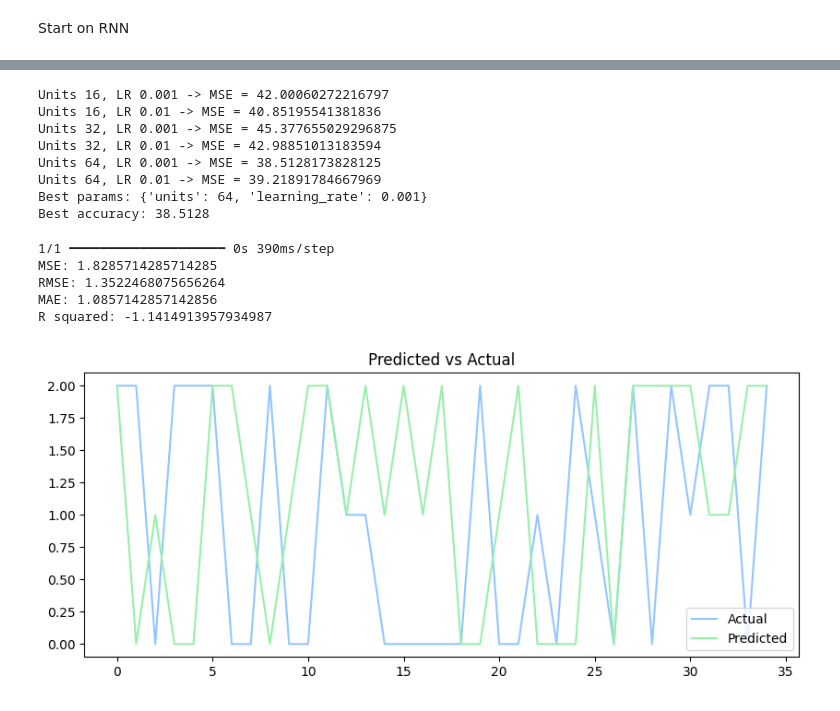
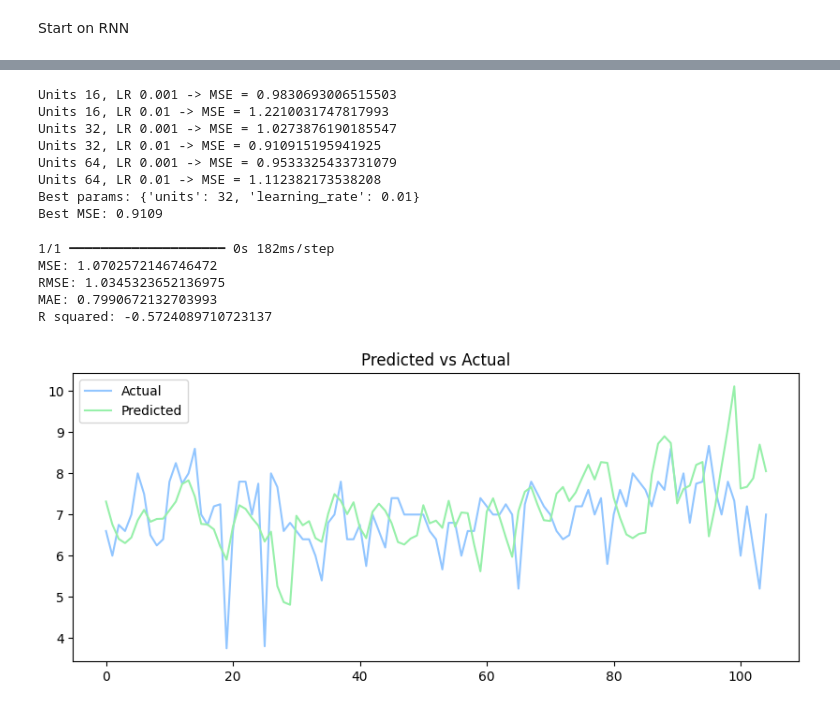
Before and after one commit to realysi/Data-Mining-Techniques-2026, a Jupyter notebook: Task4_RNN.ipynb, the cells around one changed output, grey strips where cells are left out. Drawn from its saved outputs; the diff is of its cells as text; code cells hidden in the pictures.

```diff
--- a/Task4_RNN.ipynb
+++ b/Task4_RNN.ipynb
@@ -118,19 +118,25 @@ X_train
 # %% [markdown]
 Make the tensors for input in RNN
 # %%
+from sklearn.preprocessing import StandardScaler
+scaler_X = StandardScaler()
+scaler_y = StandardScaler()
+
 # Shape: (num_sequences, timesteps_per_sequence, 12)
 X_train_tens = np.stack([group.values for _, group in X_train.groupby("id")])
 X_train_tens = X_train_tens[:, :, 1:].astype(float) # drop id column
+X_train_scaled = scaler_X.fit_transform(X_train_tens.reshape(-1, 12)).reshape(X_train_tens.shape)
 
 X_test_tens = np.stack([group.values for _, group in X_test.groupby("id")])
 X_test_tens = X_test_tens[:, :, 1:].astype(float) # drop id column
+X_test_scaled = scaler_X.transform(X_test_tens.reshape(-1, 12)).reshape(X_test_tens.shape)
 
 # Do the same for your target labels
 y_train_tens = np.stack([group.values for _, group in y_train.groupby("id")])
 y_train_tens = y_train_tens[:, :, 1:].astype(float) # drop id column
-# y_train_encoded = keras.utils.to_categorical(y_train_tens, num_classes = 3) # one hot encode this
+y_train_scaled = scaler_y.fit_transform(y_train_tens.reshape(-1,1)).reshape(21, 20, 1)
 
 y_test_tens = np.stack([group.values for _, group in y_test.groupby("id")])
 y_test_tens = y_test_tens[:, :, 1:].astype(float) # drop id column
-# y_test_encoded = keras.utils.to_categorical(y_test_tens, num_classes = 3) # one hot encode this
+y_test_scaled = scaler_y.transform(y_test_tens.reshape(-1,1)).reshape(21, 5, 1)
 # %%
@@ -158,6 +164,6 @@ def build_model(units = 32, learning_rate = 0.001):
 # %%
 model = build_model()
 # %%
-model.fit(X_train_tens, y_train_tens, epochs = 100)
+model.fit(X_train_scaled, y_train_scaled, epochs = 100)
 # %% [output]
 Epoch 1/100
@@ -224,7 +231,7 @@ for units in layer_units:
         model = build_model(units = units, learning_rate=learning_rate)
 
         # train
-        history = model.fit(X_train_tens, y_train_tens, epochs = 100, verbose = 0)
+        history = model.fit(X_train_scaled, y_train_scaled, epochs = 100, verbose = 0)
         # print(history,summary)
         # evaluate
         mse = max(history.history['mse'])
@@ -249,44 +256,47 @@ print(f'Best MSE: {best_mse:.4f}')
 # print(grid_search.best_params_)
 # print(grid_search.best_score_)
 # %% [output]
-Units 16, LR 0.001 -> MSE = 42.00060272216797
-Units 16, LR 0.01 -> MSE = 40.85195541381836
-Units 32, LR 0.001 -> MSE = 45.377655029296875
-Units 32, LR 0.01 -> MSE = 42.98851013183594
-Units 64, LR 0.001 -> MSE = 38.5128173828125
-Units 64, LR 0.01 -> MSE = 39.21891784667969
-Best params: {'units': 64, 'learning_rate': 0.001}
-Best accuracy: 38.5128
+Units 16, LR 0.001 -> MSE = 0.9830693006515503
+Units 16, LR 0.01 -> MSE = 1.2210031747817993
+Units 32, LR 0.001 -> MSE = 1.0273876190185547
+Units 32, LR 0.01 -> MSE = 0.910915195941925
+Units 64, LR 0.001 -> MSE = 0.9533325433731079
+Units 64, LR 0.01 -> MSE = 1.112382173538208
+Best params: {'units': 32, 'learning_rate': 0.01}
+Best MSE: 0.9109
 # %%
 # Build model
 model = build_model(best_params['units'], best_params['learning_rate'])
+model.fit(X_train_scaled, y_train_scaled, epochs = 100, verbose = 0)
 
 # predict with model
-y_pred = model.predict(X_test_tens)
+y_pred = model.predict(X_test_scaled)
 
-# reshape output
-y_true_flat = y_test_tens.reshape(-1, 3).argmax(axis=1)
-y_pred_flat = y_pred.reshape(-1,3).argmax(axis = 1)
+
+# flatten data
+y_pred_inv = scaler_y.inverse_transform(y_pred.reshape(-1,1))
+y_pred_flat = y_pred_inv.flatten()
+y_test_flat = y_test_tens.flatten()
 
 # get metrics
-print("MSE:", mean_squared_error(y_true_flat, y_pred_flat)) # average squared error, penalizes large errors
-print("RMSE:", np.sqrt(mean_squared_error(y_true_flat, y_pred_flat))) # same unit as target?
-print("MAE:", mean_absolute_error(y_true_flat, y_pred_flat)) # average absolut error, robust to outliers
-print("R squared:", r2_score(y_true_flat, y_pred_flat)) # how much variance is explained, 1.0 = perfect
+print("MSE:", mean_squared_error(y_test_flat, y_pred_flat)) # average squared error, penalizes large errors
+print("RMSE:", np.sqrt(mean_squared_error(y_test_flat, y_pred_flat))) # same unit as target?
+print("MAE:", mean_absolute_error(y_test_flat, y_pred_flat)) # average absolut error, robust to outliers
+print("R squared:", r2_score(y_test_flat, y_pred_flat)) # how much variance is explained, 1.0 = perfect
 # %% [output]
-1/1 ━━━━━━━━━━━━━━━━━━━━ 0s 390ms/step
-MSE: 1.8285714285714285
-RMSE: 1.3522468075656264
-MAE: 1.0857142857142856
-R squared: -1.1414913957934987
+1/1 ━━━━━━━━━━━━━━━━━━━━ 0s 182ms/step
+MSE: 1.0702572146746472
+RMSE: 1.0345323652136975
+MAE: 0.7990672132703993
+R squared: -0.5724089710723137
 # %%
 import matplotlib.pyplot as plt
 
 plt.figure(figsize=(10, 4))
-plt.plot(y_true_flat[:100], label='Actual')
-plt.plot(y_pred_flat[:100], label='Predicted')
+plt.plot(y_test_flat, label='Actual')
+plt.plot(y_pred_flat, label='Predicted')
 plt.legend()
 plt.title('Predicted vs Actual')
 plt.show()
 # %% [output]
-[figure, old version]
+[figure, new version]
```
Also changed, not shown: parts of 6 cells of this notebook, 2 other files.
